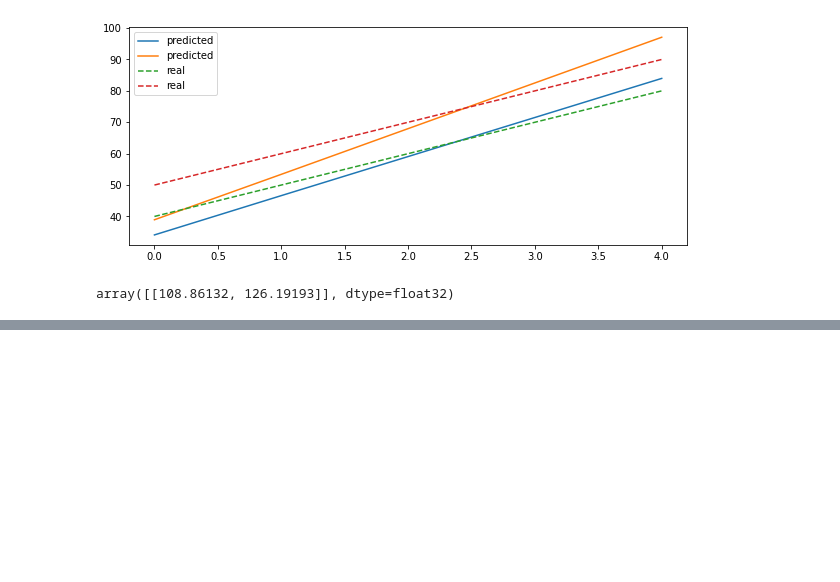
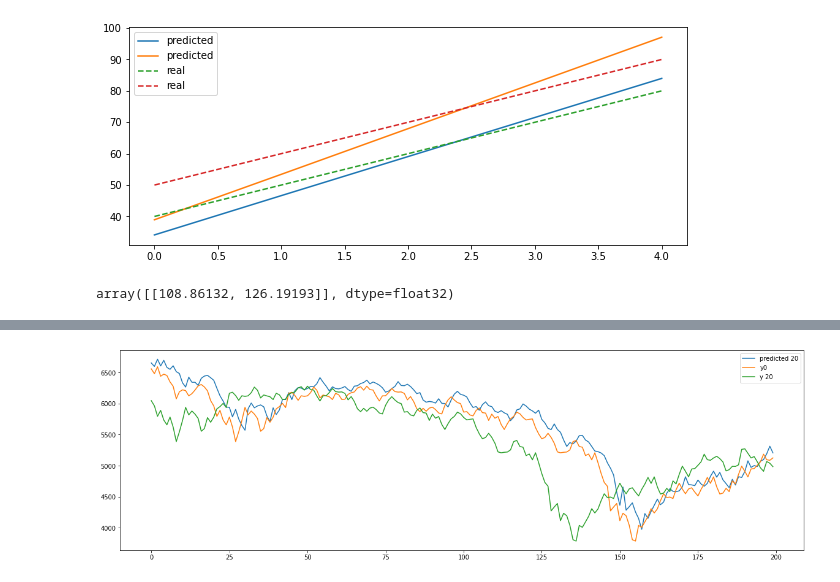
Before and after one commit to JoDeMiro/Keras, a Jupyter notebook: 05_Keras_Time_Series_Forcasting_via_1D_Convolution.ipynb, the cells around one changed output, grey strips where cells are left out. Drawn from its saved outputs; the diff is of its cells as text; code cells hidden in the pictures; blank space fills up the shorter version.

```diff
--- a/05_Keras_Time_Series_Forcasting_via_1D_Convolution.ipynb
+++ b/05_Keras_Time_Series_Forcasting_via_1D_Convolution.ipynb
@@ -1389,0 +1494,2 @@ Lehetséges javaslatok:
+# %%
+_y_predicted = model.predict(_X)
@@ -1389,0 +1500,12 @@ Lehetséges javaslatok:
+# %%
+start = 0
+end   = 200
+
+plt.figure(figsize=(20, 6))
+plt.plot(_y_predicted[start:end,-1], label='predicted 20')
+plt.plot(_y[start:end,0], linestyle='-', label='y0')
+plt.plot(_y[start:end,-1], linestyle='-', label='y 20')
+plt.legend()
+plt.show()
+# %% [output]
+[figure, added]
```
Also changed, not shown: parts of 65 cells of this notebook.
